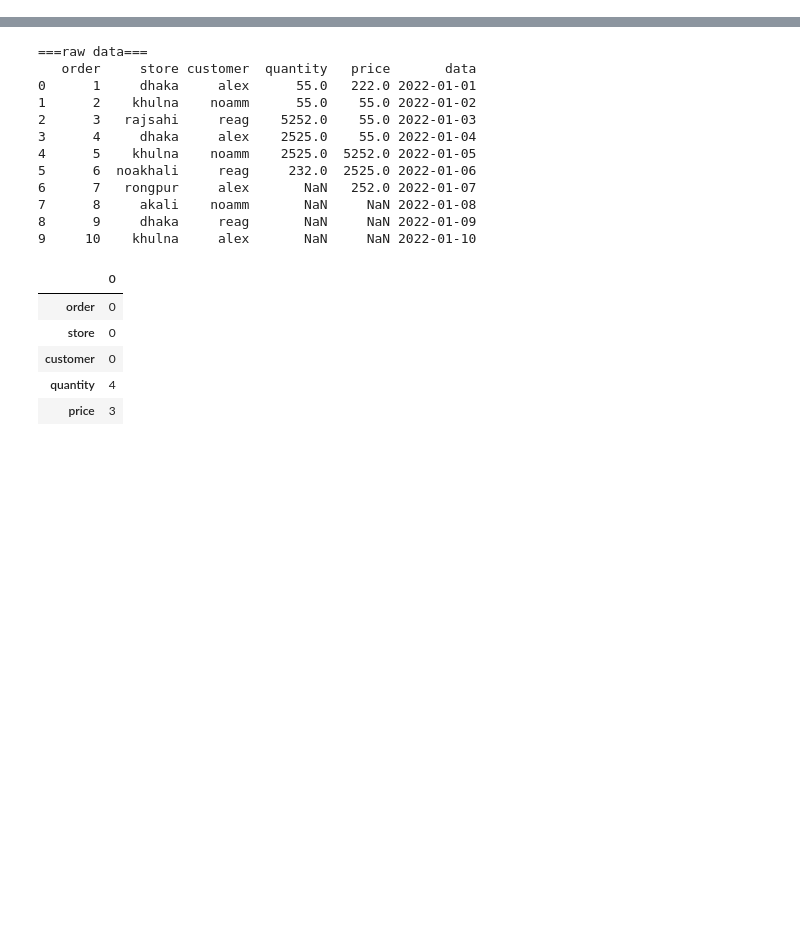
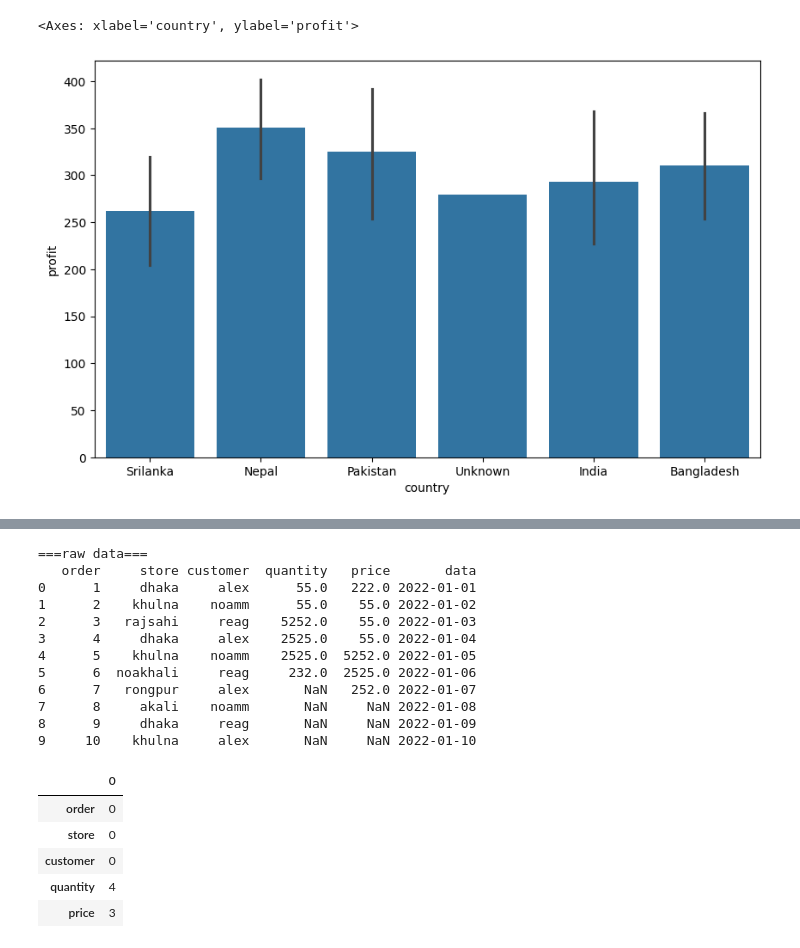
Before and after one commit to mdsamim1992hatia-cell/BMI-CAL, a Jupyter notebook: Untitled231.ipynb, the cells around one changed output, grey strips where cells are left out. Cells and saved outputs as stored; diff of their text form; code cells hidden in the pictures; blank space fills up the shorter version.

```diff
--- a/Untitled231.ipynb
+++ b/Untitled231.ipynb
@@ -7,0 +249,6 @@ import seaborn as sns
+# %%
+plt.figure(figsize=(10,6))
+sns.barplot(x='country',y='profit',data=df)
+# %% [output]
+<Axes: xlabel='country', ylabel='profit'>
+[figure, added]
```
Also changed, not shown: parts of 23 cells of this notebook.
